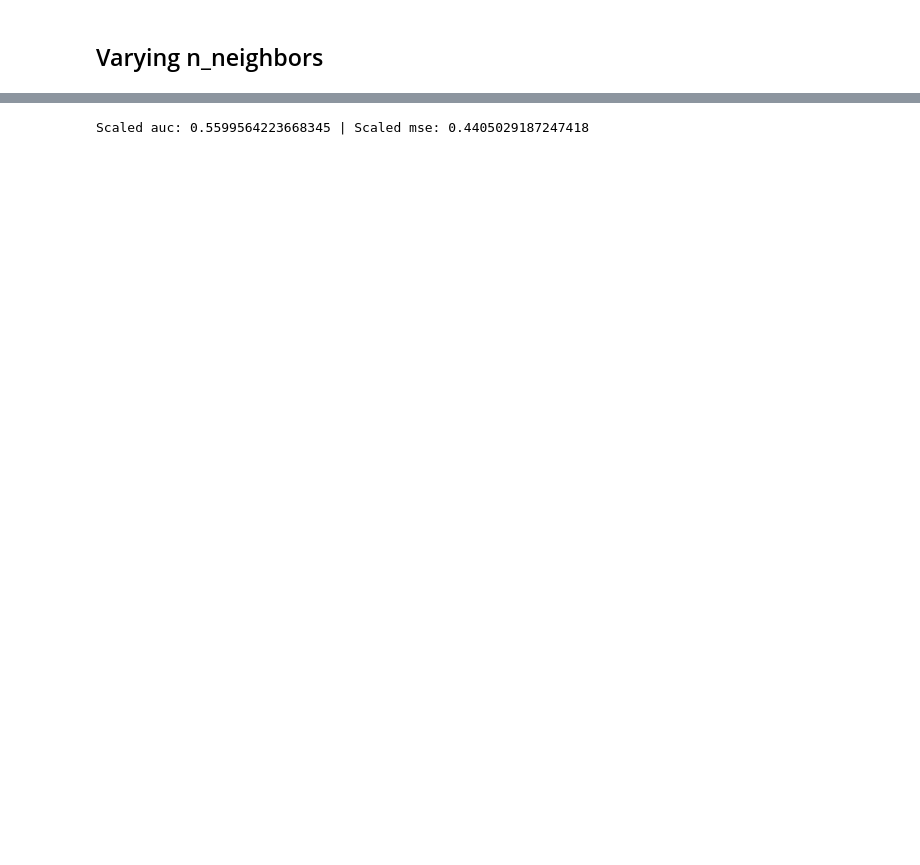
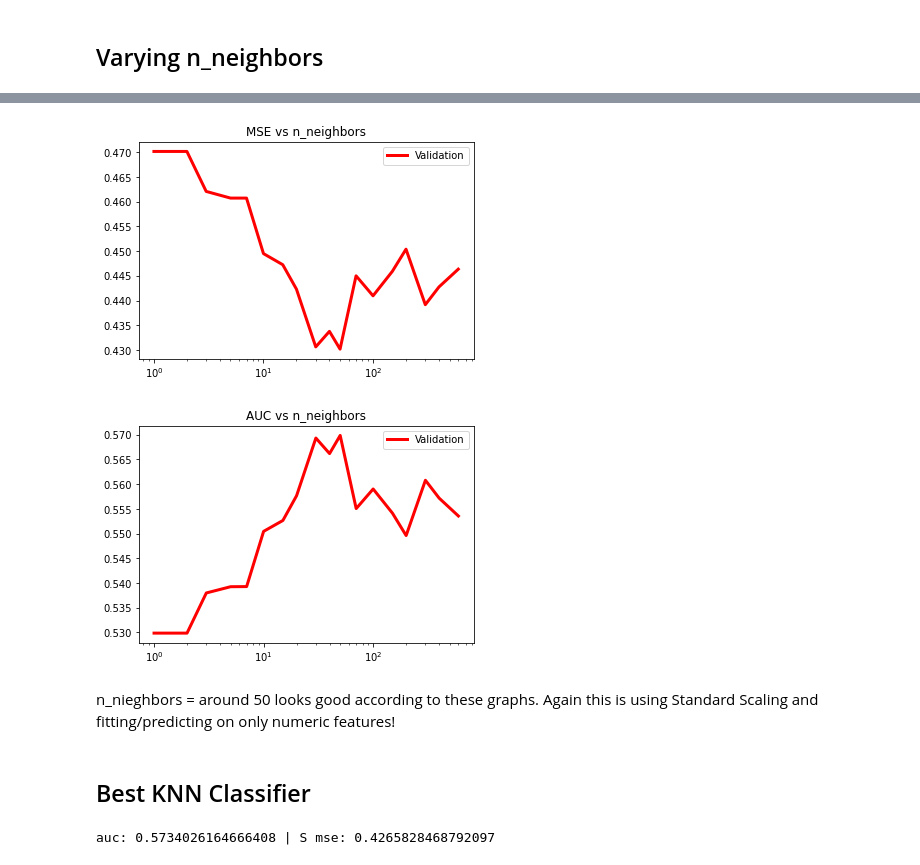
Before and after one commit to Spider-Babies-Round-2/spider-babies-round-2, a Jupyter notebook: Scaling_Knn_SKLearn.ipynb, the cells around one changed output, grey strips where cells are left out. Saved outputs shown, nothing was run; the diff lists cells and outputs as text; code cells hidden in the pictures; blank space fills up the shorter version.

```diff
--- a/Scaling_Knn_SKLearn.ipynb
+++ b/Scaling_Knn_SKLearn.ipynb
@@ -91,0 +97,5 @@ SKLearn's KNN Classifier performs better than mltool's KNN Classifier across the
+# %%
+X = np.genfromtxt('data/X_train.txt', delimiter=',')
+Y = np.genfromtxt('data/Y_train.txt', delimiter=',')
+
+X,Y = ml.shuffleData(X,Y)
@@ -91,0 +146,6 @@ SKLearn's KNN Classifier performs better than mltool's KNN Classifier across the
+# %%
+sklearn_knn = KNeighborsClassifier(weights='distance')
+sklearn_knn.fit(Xtr, Ytr)
+Yva_hat = sklearn_knn.predict(Xva)
+
+print(f"Scaled auc: {roc_auc_score(Yva, Yva_hat)} | Scaled mse: {mean_squared_error(Yva, Yva_hat)}")
@@ -96,8 +175,18 @@ Now that we've determined to use SKLearn's KNN Classifier, and verified that Sca
 # %%
+import numpy as np
+
+
+X = np.genfromtxt('data/X_train.txt', delimiter=',')
+Y = np.genfromtxt('data/Y_train.txt', delimiter=',')
+
+np.random.seed(0)
+X,Y = ml.shuffleData(X,Y)
+X_numeric = X[:,:41]
+
 scaler = StandardScaler()
 
 
-Xtr, Xva, Ytr, Yva = ml.splitData(X,Y,0.7)
+Xtr, Xva, Ytr, Yva = ml.splitData(X_numeric,Y,0.7)
 Xtr_scaled = scaler.fit_transform(Xtr, Ytr)
 Xva_scaled = scaler.fit_transform(Xva,Yva)
 # %%
@@ -147,5 +222,35 @@ plt.show()
+# %%
+fig, ax = plt.subplots(1,1)
+
+
+ax.semilogx(all_n_neighbors, n_neighbors_validation_mse, "r-", lw=3, label = "Validation")
+
+plt.legend()
+plt.title("MSE vs n_neighbors")
+plt.show()
+
+
+fig, ax = plt.subplots(1,1)
+
+
+ax.semilogx(all_n_neighbors, n_neighbors_validation_auc, "r-", lw=3, label = "Validation")
+
+plt.legend()
+plt.title("AUC vs n_neighbors")
+plt.show()
+# %% [output]
+[figure, added]
+[figure, added]
+# %% [markdown]
+n_nieghbors = around 50 looks good according to these graphs. Again this is using Standard Scaling and fitting/predicting on only numeric features!
+# %% [markdown]
+## Best KNN Classifier
 # %%
-sklearn_knn = KNeighborsClassifier(weights='distance')
+sklearn_knn = KNeighborsClassifier(n_neighbors=45, weights='distance')
 sklearn_knn.fit(Xtr_scaled, Ytr)
+
+Yva_hat = sklearn_knn.predict(Xva_scaled)
+
+print(f"auc: {roc_auc_score(Yva, Yva_hat)} | S mse: {mean_squared_error(Yva, Yva_hat)}")
 # %% [output]
-Scaled auc: 0.5599564223668345 | Scaled mse: 0.4405029187247418
+auc: 0.5734026164666408 | S mse: 0.4265828468792097
```
Also changed, not shown: parts of 19 cells of this notebook.
